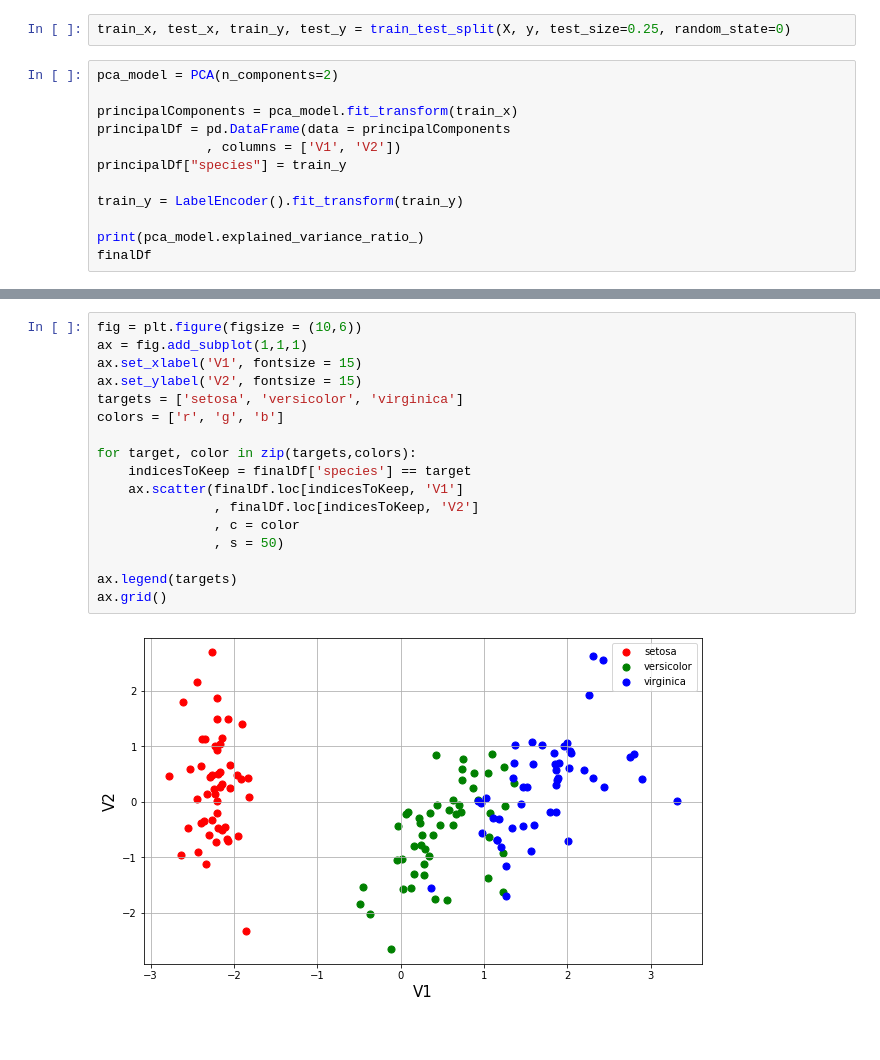
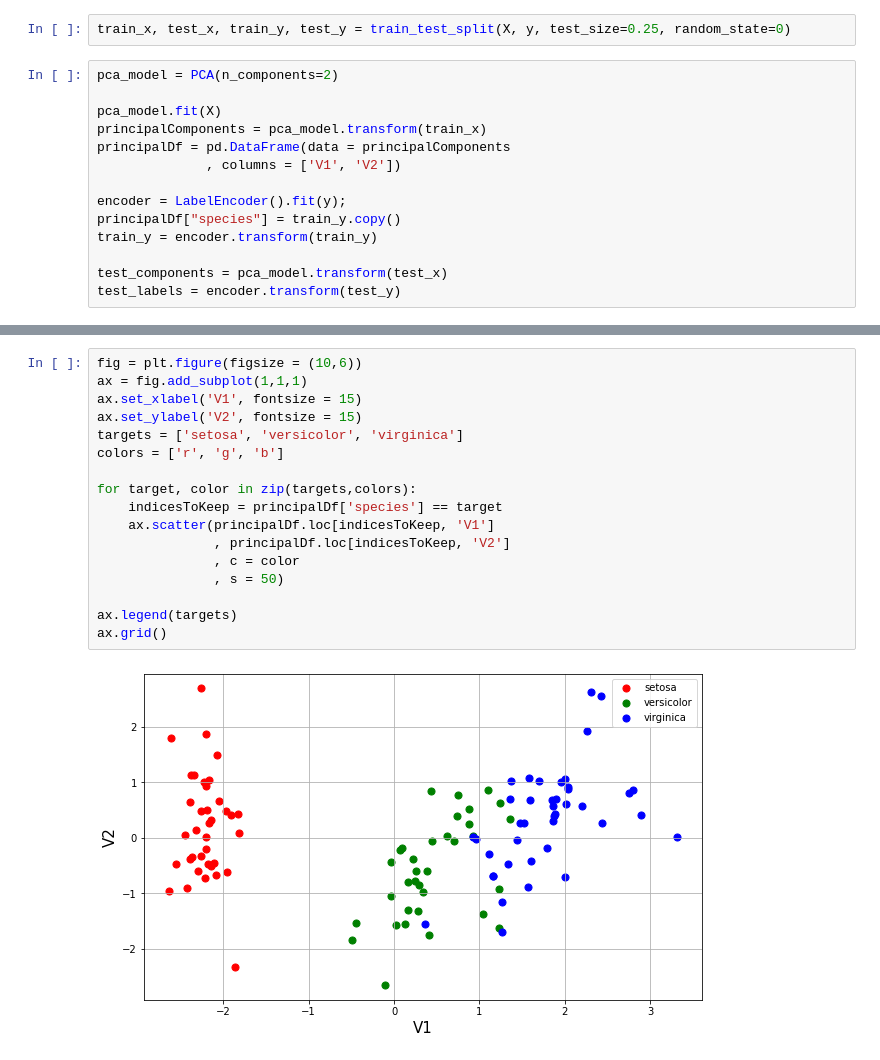
Before and after one commit to 37khalil/SVM-Implementation, a Jupyter notebook: Car_SVM_Classification.ipynb, the cells around one changed output, grey strips where cells are left out. Cells and saved outputs as stored; diff of their text form.

```diff
--- a/Car_SVM_Classification.ipynb
+++ b/Car_SVM_Classification.ipynb
@@ -182,12 +184,14 @@ train_x, test_x, train_y, test_y = train_test_split(X, y, test_size=0.25, random
 # %%
 pca_model = PCA(n_components=2)
 
-principalComponents = pca_model.fit_transform(train_x)
+pca_model.fit(X)
+principalComponents = pca_model.transform(train_x)
 principalDf = pd.DataFrame(data = principalComponents
               , columns = ['V1', 'V2'])
-principalDf["species"] = train_y
 
-train_y = LabelEncoder().fit_transform(train_y)
+encoder = LabelEncoder().fit(y);
+principalDf["species"] = train_y.copy()
+train_y = encoder.transform(train_y)
 
-print(pca_model.explained_variance_ratio_)
-finalDf
+test_components = pca_model.transform(test_x)
+test_labels = encoder.transform(test_y)
@@ -209,19 +216,19 @@ finalDf
 # %%
 fig = plt.figure(figsize = (10,6))
 ax = fig.add_subplot(1,1,1)
 ax.set_xlabel('V1', fontsize = 15)
 ax.set_ylabel('V2', fontsize = 15)
 targets = ['setosa', 'versicolor', 'virginica']
 colors = ['r', 'g', 'b']
 
 for target, color in zip(targets,colors):
-    indicesToKeep = finalDf['species'] == target
-    ax.scatter(finalDf.loc[indicesToKeep, 'V1']
-               , finalDf.loc[indicesToKeep, 'V2']
+    indicesToKeep = principalDf['species'] == target
+    ax.scatter(principalDf.loc[indicesToKeep, 'V1']
+               , principalDf.loc[indicesToKeep, 'V2']
                , c = color
                , s = 50)
 
 ax.legend(targets)
 ax.grid()
 # %% [output]
-[figure, old version]
+[figure, new version]
```
Also changed, not shown: parts of 18 cells of this notebook.
